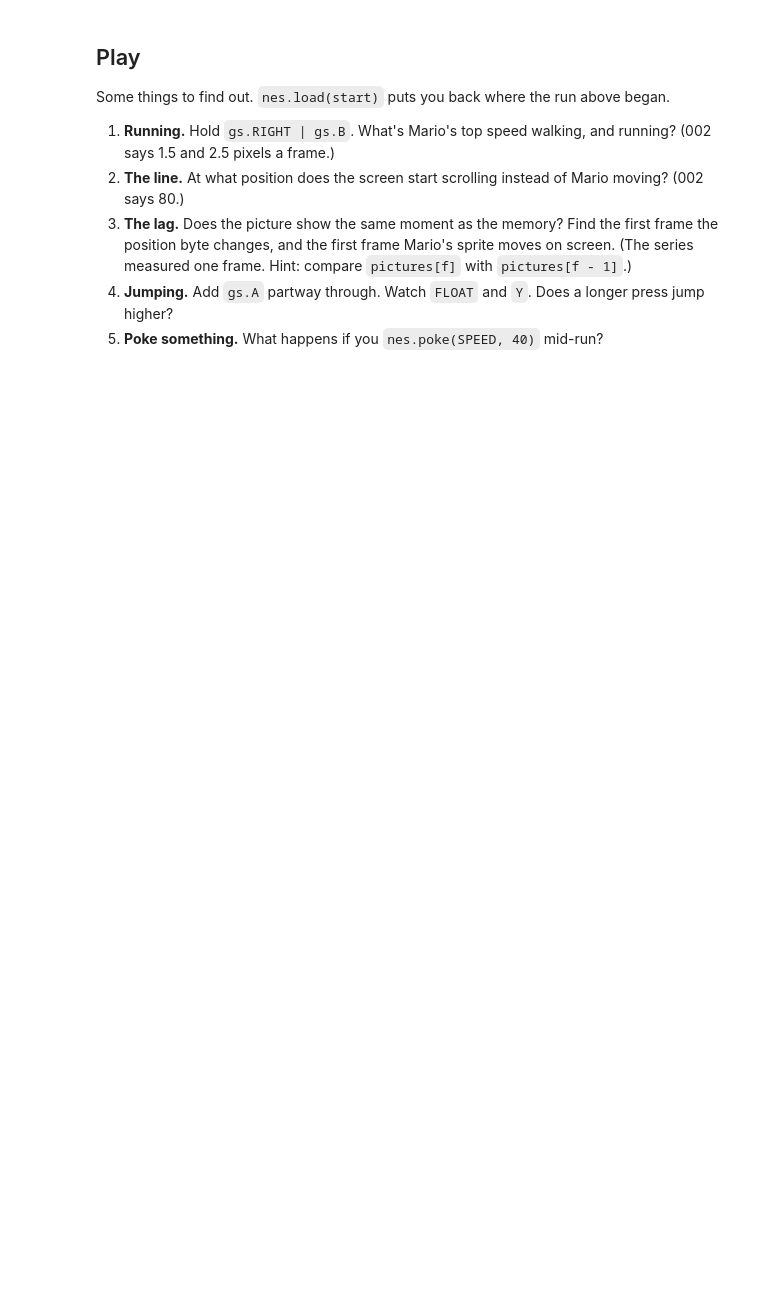
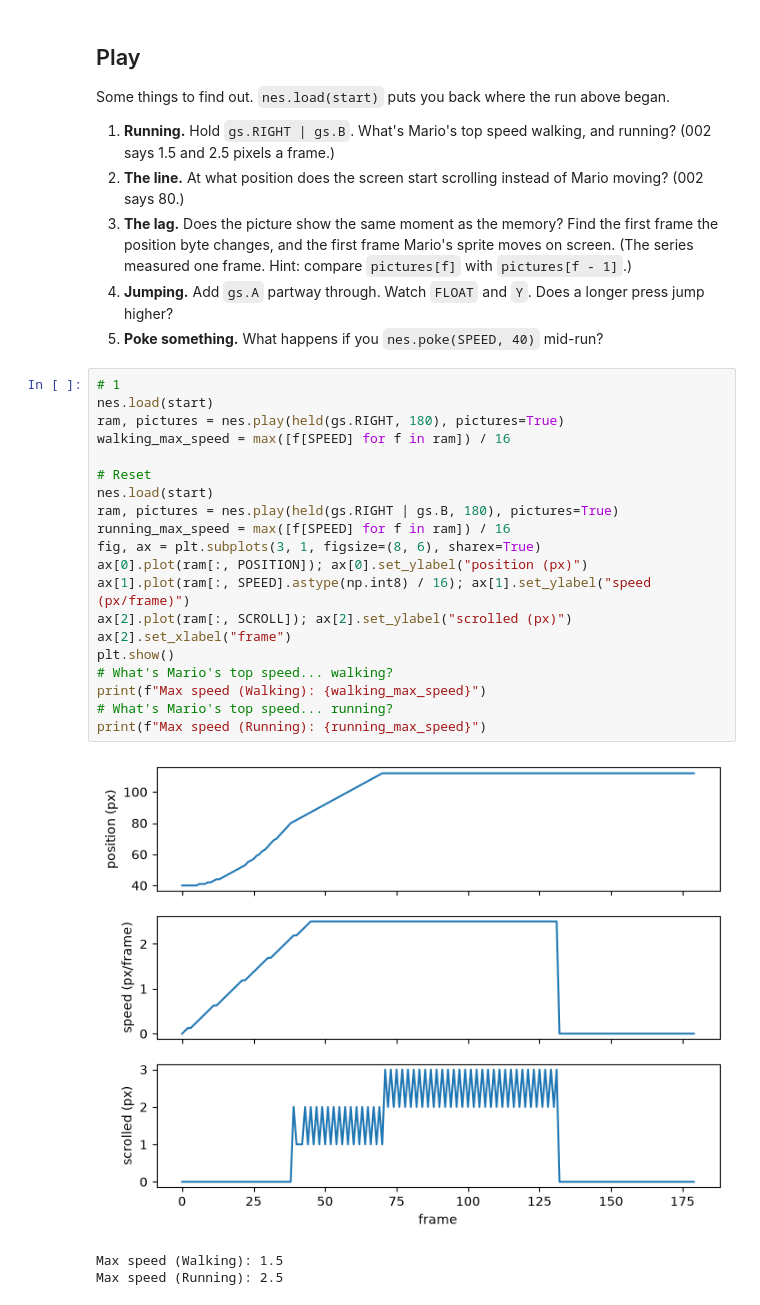
Before and after one commit to BottomUpAI/notebooks, a Jupyter notebook: nes/00-meet-mario.ipynb, the cells around one changed output. Cells and saved outputs as stored; diff of their text form; blank space fills up the shorter version.

Commit message:
Meet Mario!

```diff
--- a/nes/00-meet-mario.ipynb
+++ b/nes/00-meet-mario.ipynb
@@ -75,3 +81,27 @@ Some things to find out. `nes.load(start)` puts you back where the run above beg
 3. **The lag.** Does the picture show the same moment as the memory? Find the first frame the position byte changes, and the first frame Mario's sprite moves on screen. (The series measured one frame. Hint: compare `pictures[f]` with `pictures[f - 1]`.)
 4. **Jumping.** Add `gs.A` partway through. Watch `FLOAT` and `Y`. Does a longer press jump higher?
 5. **Poke something.** What happens if you `nes.poke(SPEED, 40)` mid-run?
+# %%
+# 1
+nes.load(start)
+ram, pictures = nes.play(held(gs.RIGHT, 180), pictures=True)
+walking_max_speed = max([f[SPEED] for f in ram]) / 16
+
+# Reset
+nes.load(start)
+ram, pictures = nes.play(held(gs.RIGHT | gs.B, 180), pictures=True)
+running_max_speed = max([f[SPEED] for f in ram]) / 16
+fig, ax = plt.subplots(3, 1, figsize=(8, 6), sharex=True)
+ax[0].plot(ram[:, POSITION]); ax[0].set_ylabel("position (px)")
+ax[1].plot(ram[:, SPEED].astype(np.int8) / 16); ax[1].set_ylabel("speed (px/frame)")
+ax[2].plot(ram[:, SCROLL]); ax[2].set_ylabel("scrolled (px)")
+ax[2].set_xlabel("frame")
+plt.show()
+# What's Mario's top speed... walking?
+print(f"Max speed (Walking): {walking_max_speed}")
+# What's Mario's top speed... running?
+print(f"Max speed (Running): {running_max_speed}")
+# %% [output]
+[figure, added]
+Max speed (Walking): 1.5
+Max speed (Running): 2.5
```
Also changed, not shown: parts of 7 cells of this notebook.
